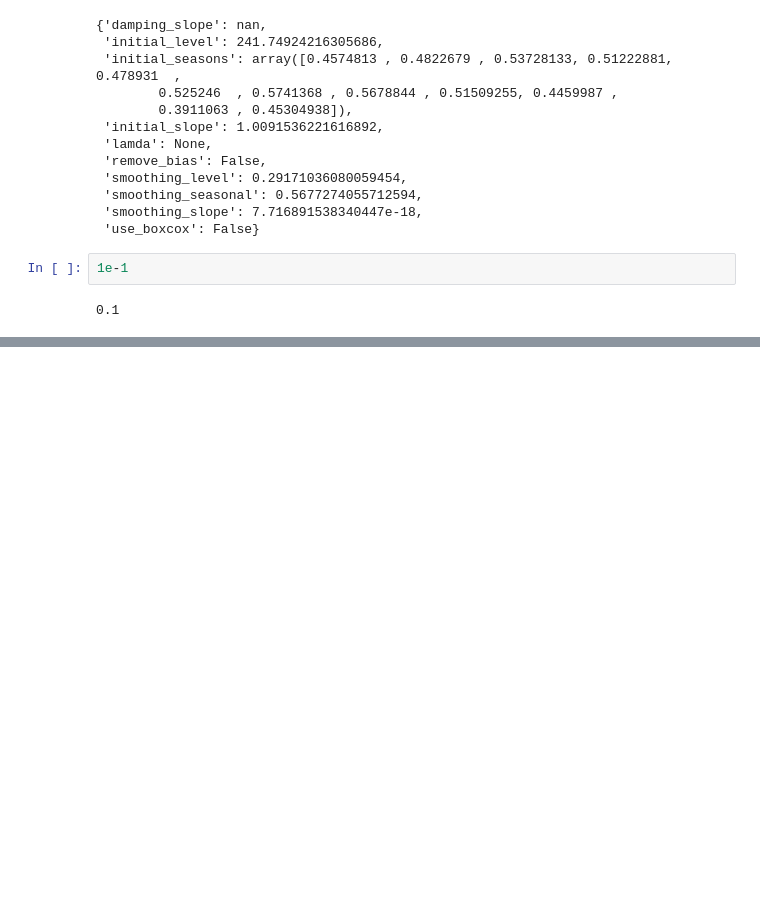
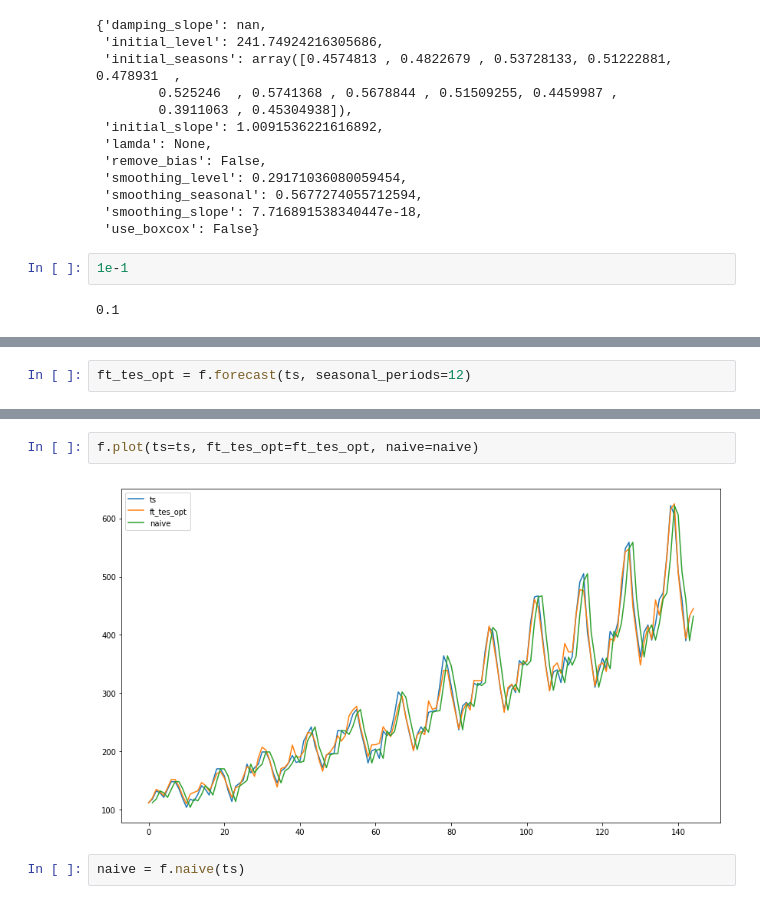
Before and after one commit to ropinotex/forecasting, a Jupyter notebook: Forecasting.ipynb, the cells around one changed output, grey strips where cells are left out. Cells and saved outputs as stored; diff of their text form; blank space fills up the shorter version.

```diff
--- a/Forecasting.ipynb
+++ b/Forecasting.ipynb
@@ -205,0 +243,2 @@ model.model.params
+# %%
+ft_tes_opt = f.forecast(ts, seasonal_periods=12)
@@ -205,0 +252,6 @@ model.model.params
+# %%
+f.plot(ts=ts, ft_tes_opt=ft_tes_opt, naive=naive)
+# %% [output]
+[figure, added]
+# %%
+naive = f.naive(ts)
```
Also changed, not shown: parts of 19 cells of this notebook, 1 other file.
